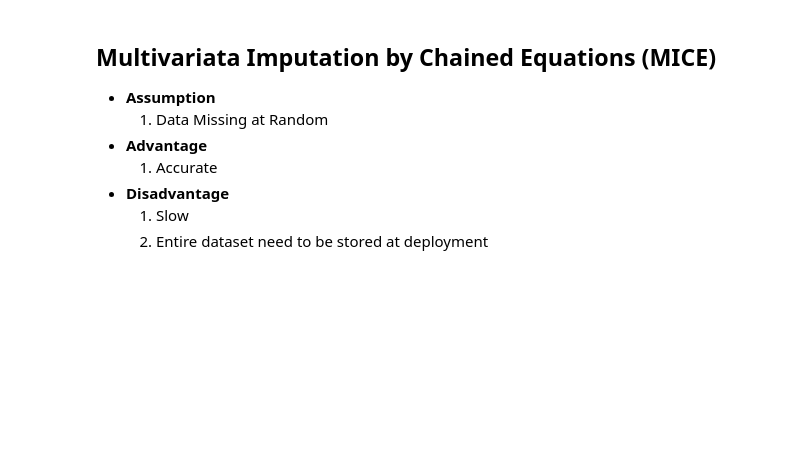
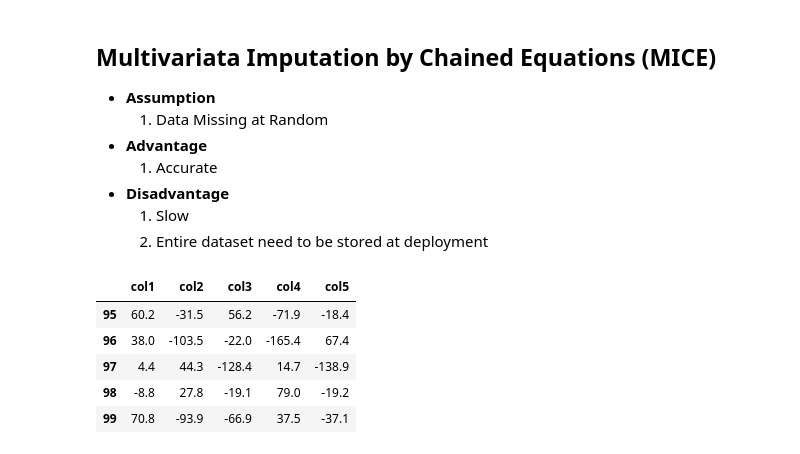
Before and after one commit to KToppo/Machine-Learning, a Jupyter notebook: Handling_Missing_Data.ipynb, the cells around one changed output. Cells and saved outputs as stored; diff of their text form; code cells hidden in the pictures; blank space fills up the shorter version.

```diff
--- a/Handling_Missing_Data.ipynb
+++ b/Handling_Missing_Data.ipynb
@@ -890,3 +891,16 @@ plt.show()
 - **Disadvantage**
   1) Slow
   2) Entire dataset need to be stored at deployment
+# %%
+MICE_Data = pd.DataFrame(np.round(np.random.randn(100,5)*100,1), columns=['col1','col2','col3','col4','col5'])
+# MICE_Data = df[['Age','Pclass','Fare']]
+# MICE_Data.reset_index(inplace=True)
+# MICE_Data = MICE_Data.drop(columns=['PassengerId'])
+MICE_Data.tail(5)
+# %% [output]
+|  | col1 | col2 | col3 | col4 | col5 |
+| 95 | 60.2 | -31.5 | 56.2 | -71.9 | -18.4 |
+| 96 | 38.0 | -103.5 | -22.0 | -165.4 | 67.4 |
+| 97 | 4.4 | 44.3 | -128.4 | 14.7 | -138.9 |
+| 98 | -8.8 | 27.8 | -19.1 | 79.0 | -19.2 |
+| 99 | 70.8 | -93.9 | -66.9 | 37.5 | -37.1 |
```
Also changed, not shown: parts of 24 cells of this notebook.
